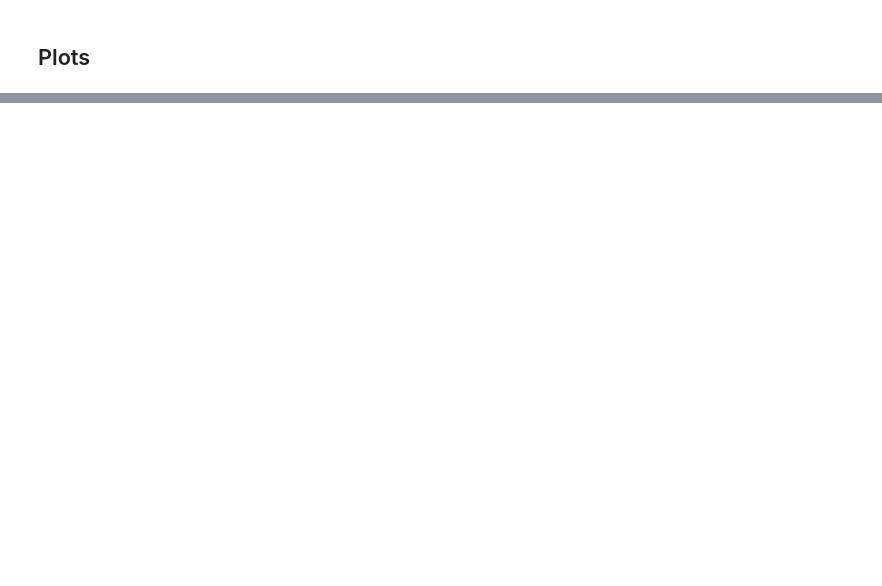
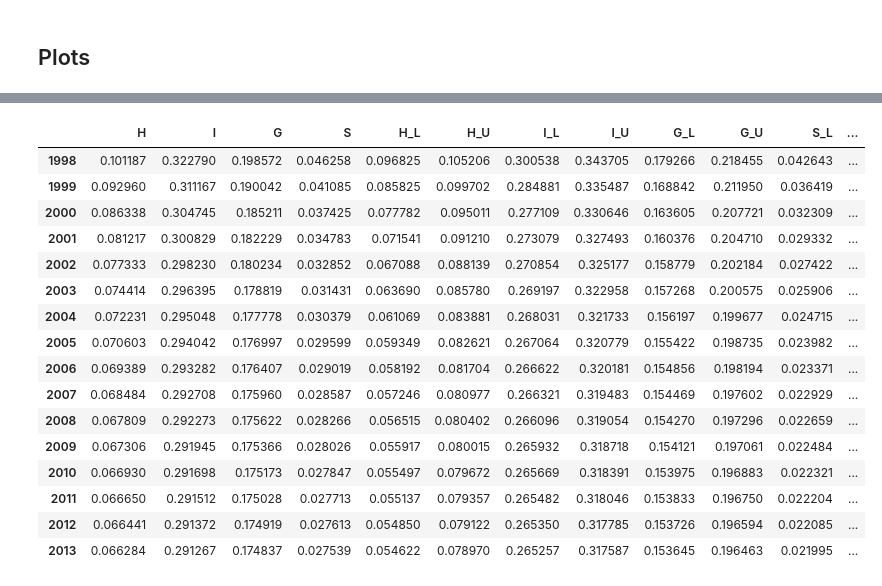
Before and after one commit to ricdeblasis/DynamicPovertyIndexes, a Jupyter notebook: CLTpovertyFinal.ipynb, the cells around one changed output, grey strips where cells are left out. Drawn from its saved outputs; the diff is of its cells as text; code cells hidden in the pictures; blank space fills up the shorter version.

Commit message:
Included boostrap procedure

```diff
--- a/CLTpovertyFinal.ipynb
+++ b/CLTpovertyFinal.ipynb
@@ -581,0 +746,14 @@ for i, title in {'H':'Headcount Ratio','I':'Income Gap','G':'Gini Index','S':'Se
+# %%
+for i, title in {'H':'Headcount ratio','I':'Income gap ratio','G':'Gini index','S':'Sen index'}.items():
+    ax = poverty_forecast[[i+'_obs',i,i+'_U',i+'_L',i+'_inf']].ffill().plot(figsize=(10,7),
+                                                                   style={i+'_obs':'--',i:'-',i+'_L':'-.',i+'_U':'-.',i+'_inf':':'})
+    ax.set_title(title, fontweight='bold', fontsize='xx-large')
+    ax.legend(('Observed '+title, title, 'CI 95% Upper bound', 'CI 95% Lower bound', 'Asymptotic '+title), fontsize='xx-large')
+    ax.fill_between(poverty_forecast.index, poverty_forecast[i+'_U'], poverty_forecast[i+'_L'], alpha=0.1)
+    ax.set_xlabel('Year', fontsize='x-large')
+    ax.tick_params(axis='both', which='major', labelsize='xx-large')
+    ax.set_ylim([0,poverty_forecast[i+'_U'].max()*1.3])
+    plt.pyplot.axvline(x=year, linestyle=':', color='grey')
+    if i=='I':
+        ax.set_ylim([0,poverty_forecast[i+'_U'].max()*1.65])
+    plt.pyplot.savefig(f'{i}_forecast.png', bbox_inches = 'tight')
@@ -581,0 +767,3 @@ for i, title in {'H':'Headcount Ratio','I':'Income Gap','G':'Gini Index','S':'Se
+# %%
+traj = df.pivot_table(values='Ye', columns=['ANNO'], index=['NQUEST'])
+traj
@@ -581,0 +814,43 @@ for i, title in {'H':'Headcount Ratio','I':'Income Gap','G':'Gini Index','S':'Se
+# %%
+np.random.seed(1234)
+out = []
+for t in trange(1000):
+    sampling_index = np.random.choice(traj.index, size=914, replace=True)
+    tmp = []
+    for i, item in enumerate(sampling_index):
+        tmp1 = df[df['NQUEST']==item].copy()
+        tmp1['oldNQUEST'] = tmp1['NQUEST']
+        tmp1['NQUEST'] = i
+        tmp.append(tmp1)
+    tmp = pd.concat(tmp)
+    tmp.reset_index(drop=True, inplace=True)
+    out.append(compute_index(tmp, Yp_perc))
+out = pd.concat(out)
+# %%
+poverty_bootstrap = out.groupby(out.index).mean()[['H','I','G','S']]
+std = out.groupby(out.index).std()
+for m in ['H','I','G','S']:
+#     poverty_bootstrap[m+'_L'] = poverty_bootstrap[m]-1.96*std[m]/np.sqrt(1000)
+#     poverty_bootstrap[m+'_U'] = poverty_bootstrap[m]+1.96*std[m]/np.sqrt(1000)
+    poverty_bootstrap[m+'_L'] = out.groupby(out.index).quantile(0.025)[m]
+    poverty_bootstrap[m+'_U'] = out.groupby(out.index).quantile(1-0.025)[m]
+poverty_boostrap = pd.concat([poverty_bootstrap, poverty.iloc[:,12:]], axis=1)
+poverty_boostrap
+# %% [output]
+|  | H | I | G | S | H_L | H_U | I_L | I_U | G_L | G_U | S_L | ... |
+| 1998 | 0.101187 | 0.322790 | 0.198572 | 0.046258 | 0.096825 | 0.105206 | 0.300538 | 0.343705 | 0.179266 | 0.218455 | 0.042643 | ... |
+| 1999 | 0.092960 | 0.311167 | 0.190042 | 0.041085 | 0.085825 | 0.099702 | 0.284881 | 0.335487 | 0.168842 | 0.211950 | 0.036419 | ... |
+| 2000 | 0.086338 | 0.304745 | 0.185211 | 0.037425 | 0.077782 | 0.095011 | 0.277109 | 0.330646 | 0.163605 | 0.207721 | 0.032309 | ... |
+| 2001 | 0.081217 | 0.300829 | 0.182229 | 0.034783 | 0.071541 | 0.091210 | 0.273079 | 0.327493 | 0.160376 | 0.204710 | 0.029332 | ... |
+| 2002 | 0.077333 | 0.298230 | 0.180234 | 0.032852 | 0.067088 | 0.088139 | 0.270854 | 0.325177 | 0.158779 | 0.202184 | 0.027422 | ... |
+| 2003 | 0.074414 | 0.296395 | 0.178819 | 0.031431 | 0.063690 | 0.085780 | 0.269197 | 0.322958 | 0.157268 | 0.200575 | 0.025906 | ... |
+| 2004 | 0.072231 | 0.295048 | 0.177778 | 0.030379 | 0.061069 | 0.083881 | 0.268031 | 0.321733 | 0.156197 | 0.199677 | 0.024715 | ... |
+| 2005 | 0.070603 | 0.294042 | 0.176997 | 0.029599 | 0.059349 | 0.082621 | 0.267064 | 0.320779 | 0.155422 | 0.198735 | 0.023982 | ... |
+| 2006 | 0.069389 | 0.293282 | 0.176407 | 0.029019 | 0.058192 | 0.081704 | 0.266622 | 0.320181 | 0.154856 | 0.198194 | 0.023371 | ... |
+| 2007 | 0.068484 | 0.292708 | 0.175960 | 0.028587 | 0.057246 | 0.080977 | 0.266321 | 0.319483 | 0.154469 | 0.197602 | 0.022929 | ... |
+| 2008 | 0.067809 | 0.292273 | 0.175622 | 0.028266 | 0.056515 | 0.080402 | 0.266096 | 0.319054 | 0.154270 | 0.197296 | 0.022659 | ... |
+| 2009 | 0.067306 | 0.291945 | 0.175366 | 0.028026 | 0.055917 | 0.080015 | 0.265932 | 0.318718 | 0.154121 | 0.197061 | 0.022484 | ... |
+| 2010 | 0.066930 | 0.291698 | 0.175173 | 0.027847 | 0.055497 | 0.079672 | 0.265669 | 0.318391 | 0.153975 | 0.196883 | 0.022321 | ... |
+| 2011 | 0.066650 | 0.291512 | 0.175028 | 0.027713 | 0.055137 | 0.079357 | 0.265482 | 0.318046 | 0.153833 | 0.196750 | 0.022204 | ... |
+| 2012 | 0.066441 | 0.291372 | 0.174919 | 0.027613 | 0.054850 | 0.079122 | 0.265350 | 0.317785 | 0.153726 | 0.196594 | 0.022085 | ... |
+| 2013 | 0.066284 | 0.291267 | 0.174837 | 0.027539 | 0.054622 | 0.078970 | 0.265257 | 0.317587 | 0.153645 | 0.196463 | 0.021995 | ... |
```
Also changed, not shown: parts of 16 cells of this notebook.
